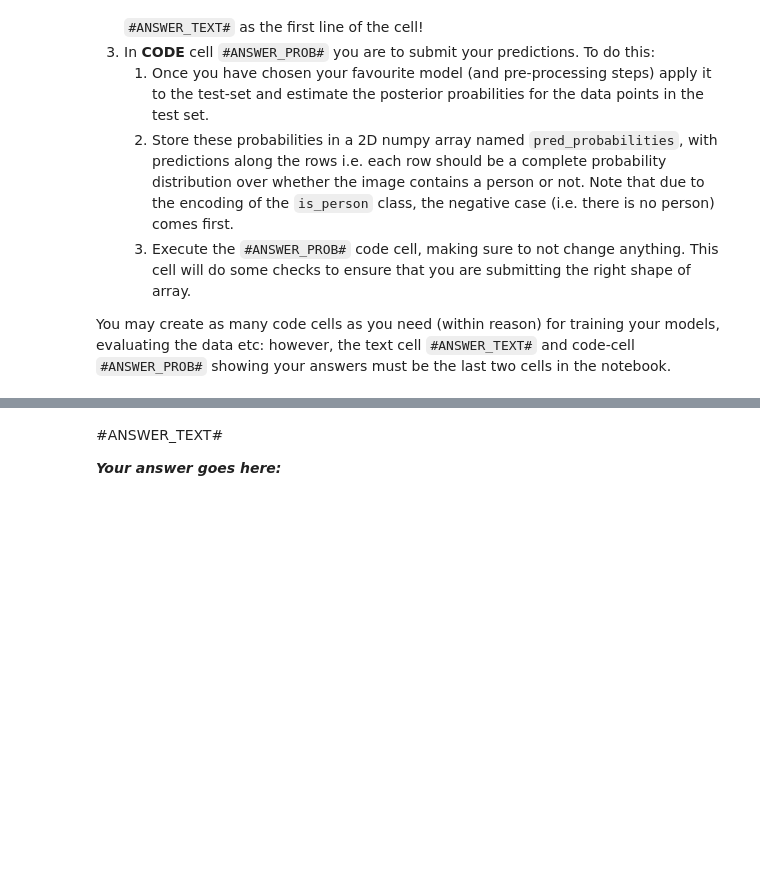
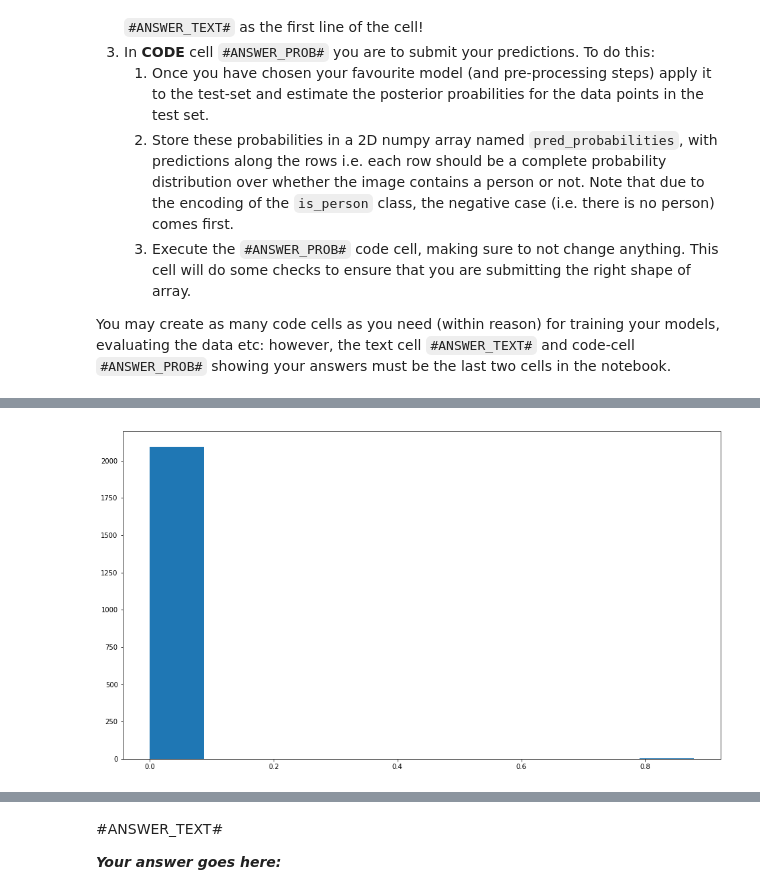
Before and after one commit to stuphys1729/IAML, a Jupyter notebook: Assignments/03_B_MiniChallenge.ipynb, the cells around one changed output, grey strips where cells are left out. Cells and saved outputs as stored; diff of their text form; code cells hidden in the pictures; blank space fills up the shorter version.

```diff
--- a/Assignments/03_B_MiniChallenge.ipynb
+++ b/Assignments/03_B_MiniChallenge.ipynb
@@ -146,0 +207,4 @@ You may create as many code cells as you need (within reason) for training your
+# %%
+plt.hist(imTrain.query('dim1 < 1')['dim1']);
+# %% [output]
+[figure, added]
```
Also changed, not shown: parts of 28 cells of this notebook, 2 other files.
